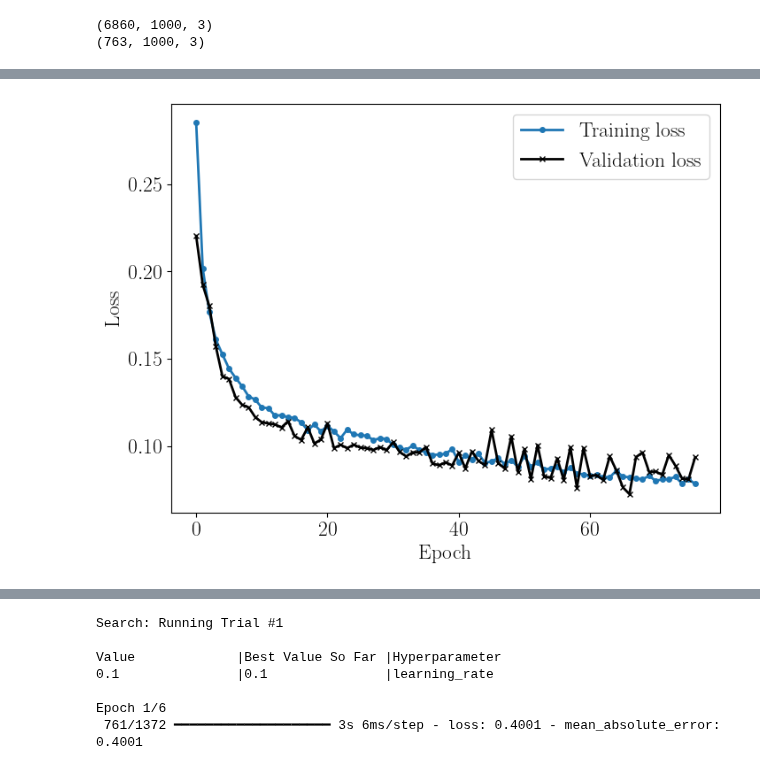
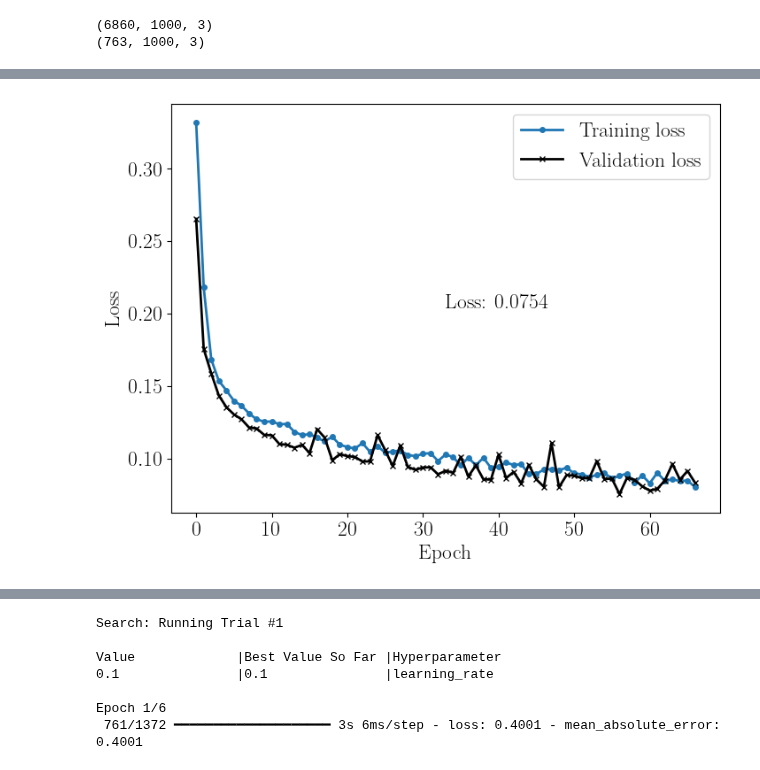
Before and after one commit to stommen/tif285-projects, a Jupyter notebook: project_2/project2_JHOS.ipynb, the cells around one changed output, grey strips where cells are left out. Drawn from its saved outputs; the diff is of its cells as text; code cells hidden in the pictures.

```diff
--- a/project_2/project2_JHOS.ipynb
+++ b/project_2/project2_JHOS.ipynb
@@ -165,7 +165,7 @@ def plot_trajectories(traject_model,traject_pre,traject_true,model,trajectory_nu
 
     return ax
 # %%
-def plot_history(history,model_name, save_training_curves = False):
+def plot_history(history,model_name, loss=None, save_training_curves = False):
     plt.figure(figsize=(8,6))
     lw = 2
     train_loss = history.history['loss']
@@ -177,16 +177,21 @@ def plot_history(history,model_name, save_training_curves = False):
     plt.xlabel('Epoch')
     plt.ylabel('Loss')
     plt.legend()
+    if loss is not None:
+        plt.text(0.5,0.5,f'Loss: {loss[0]:.4f}',transform=plt.gca().transAxes)
     if save_training_curves:
         plt.savefig(f'Training curve {model_name}.pdf')
+
+def save_model(model,model_name):
+    model.save(f'{model_name}.keras')
 # %%
 pre_trained_model = keras.models.load_model('Breen_NN_project2.keras')
 #pre_trained_model.summary()
 pre_trained_model.trainable = False
 
 
-batch_size_train = 100
-batch_size_val = 100
+batch_size_train = int(68e3)
+batch_size_val = int(7e3)
 train_dataset = tf.data.Dataset.from_tensor_slices((train_data.reshape(-1,3), train_targets.reshape(-1,4))).batch(batch_size_train)
 val_dataset = tf.data.Dataset.from_tensor_slices((val_data.reshape(-1,3), val_targets.reshape(-1,4))).batch(batch_size_val)
 
@@ -328,8 +312,8 @@ epochs = 200
 #history_cnn, model_cnn, t_cnn = training_models(model_cnn, epochs, train_dataset, val_dataset, earlystop=True)
 #history_lstm, model_lstm, t_lstm = training_models(lstm_model, epochs, train_dataset, val_dataset,earlystop=True)
 # history_pre, model_pre, t_pre = training_models(pre_trained_model, epochs, 'mean_squared_error', 'mean_squared_error', 0.001, 10, train_dataset, val_dataset)
-history_5, model_5, t_5 = training_models(model_5_Dense, epochs, train_dataset, val_dataset, earlystop=True)
+#history_5, model_5, t_5 = training_models(model_5_Dense, epochs, train_dataset, val_dataset, earlystop=True)
 #history_10, model_10, t_10 = training_models(model_10_Dense, epochs, train_dataset, val_dataset, earlystop=True)
-#history_mixed, model_mixed, t_mixed = training_models(mixed_model, epochs, train_dataset, val_dataset, earlystop=True)
+history_mixed, model_mixed, t_mixed = training_models(mixed_model, epochs, train_dataset, val_dataset, earlystop=True)
 # %% [output]
 Epoch 1/200
@@ -360,7 +344,9 @@ def prediction(model, targets,data):
     return traject
 # %%
 # Plot the training curves
-loss = model_5.evaluate(val_dataset)
+loss = model_mixed.evaluate(val_dataset)
 print(f'Loss: {loss}')
-plot_history(history_5, 'model_5_Dense_bs100', save_training_curves = True)
+plot_history(history_mixed, 'model_mixed', loss, save_training_curves = True)
+
+save_model(model_mixed,'model_mixed')
 # %% [output]
@@ -369,4 +355,4 @@ Loss: [0.07278695702552795, 0.07278695702552795]
-[figure, old version]
+[figure, new version]
 # %%
 traject_dense_5 = prediction(model_5_Dense, val_targets, val_data)
 # %%
```
Also changed, not shown: parts of 6 cells of this notebook, 7 other files.
